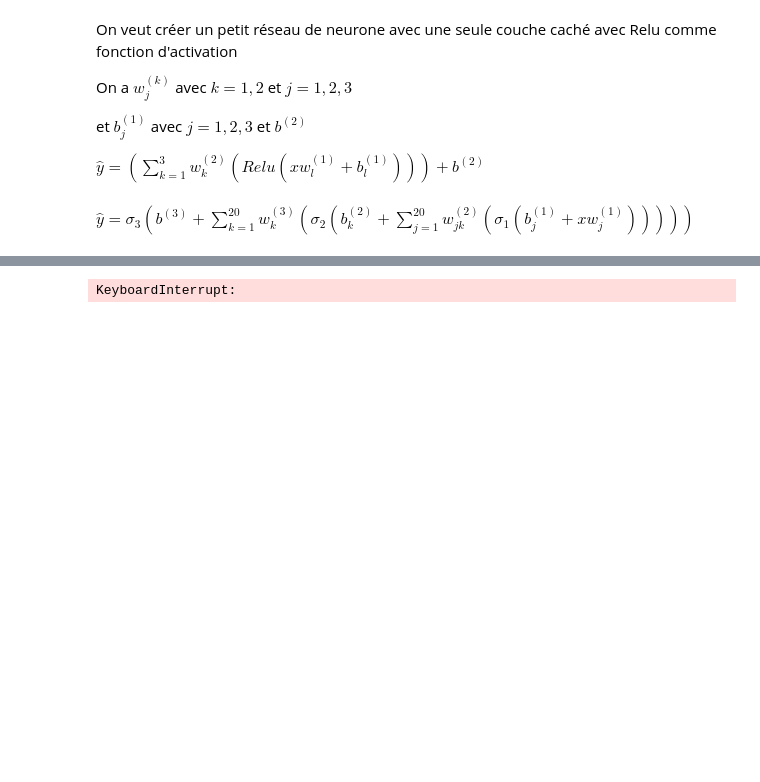
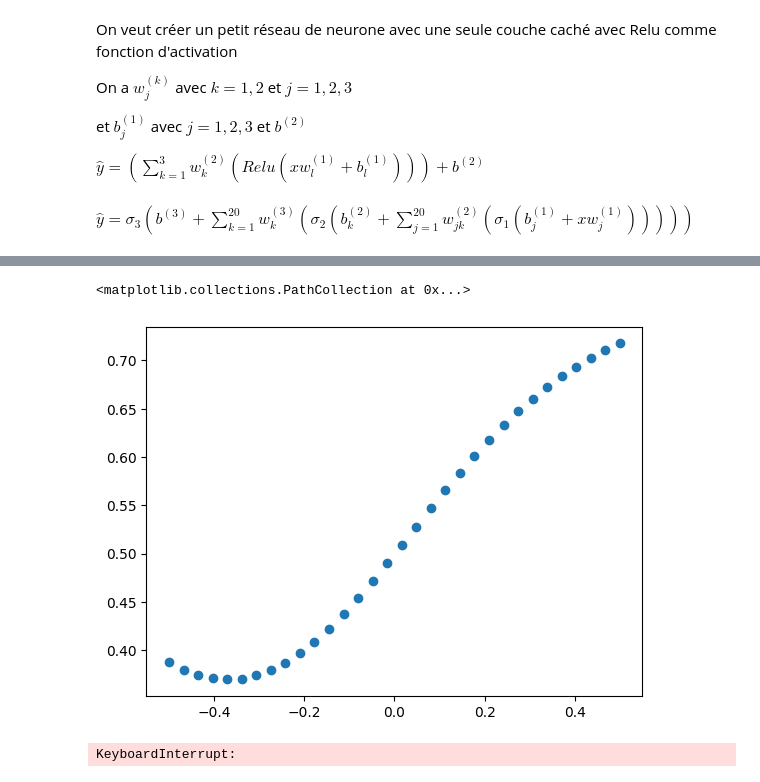
Before and after one commit to Davidson-Lova/PFE_BNN_ABS_SS, a Jupyter notebook: BNN.ipynb, the cells around one changed output, grey strips where cells are left out. Drawn from its saved outputs; the diff is of its cells as text; code cells hidden in the pictures; blank space fills up the shorter version.

```diff
--- a/BNN.ipynb
+++ b/BNN.ipynb
@@ -162,5 +201,8 @@ def MMA(nb_samples,seed_theta, tol, X, y) :
         y_hats.append(y_hat)
     return thetas, y_hats
 # %%
-plt.plot(X, generer_y(X,simuler_theta()))
+plt.scatter(X, generer_y(X,simuler_theta()))
+# %% [output]
+<matplotlib.collections.PathCollection at 0x...>
+[figure, added]
 # %%
```
Also changed, not shown: parts of 12 cells of this notebook, 5 other files.
